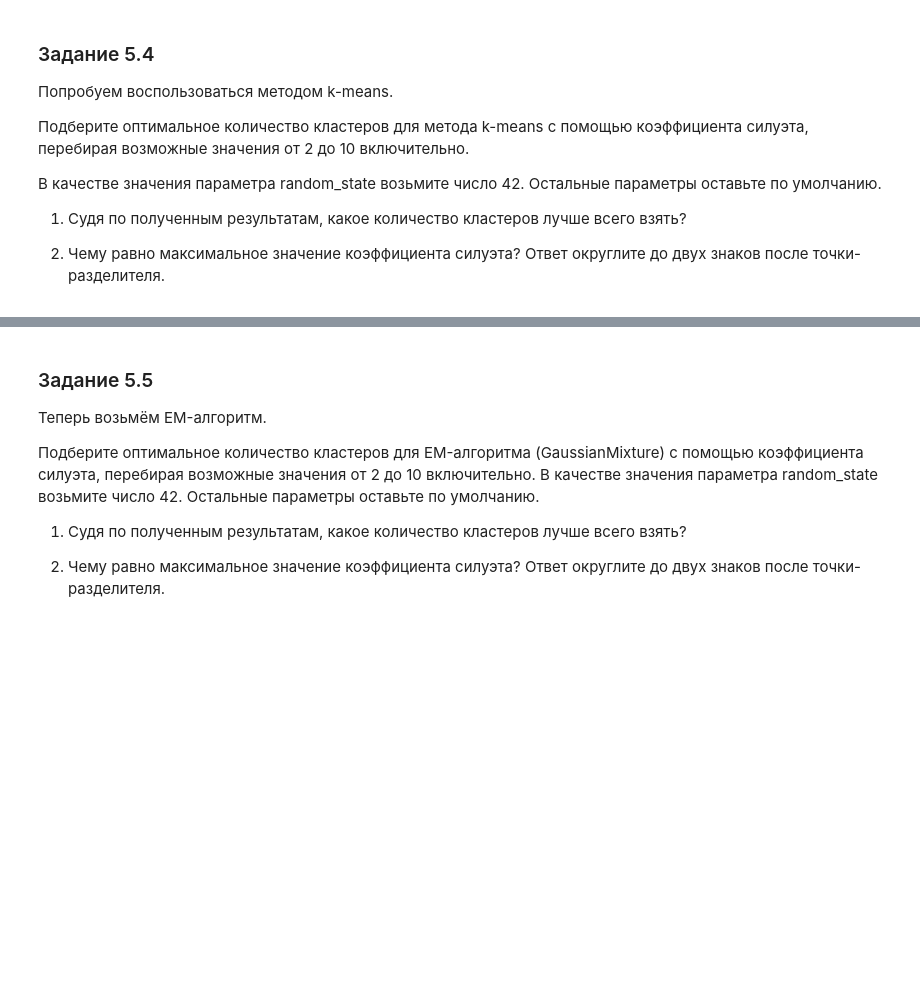
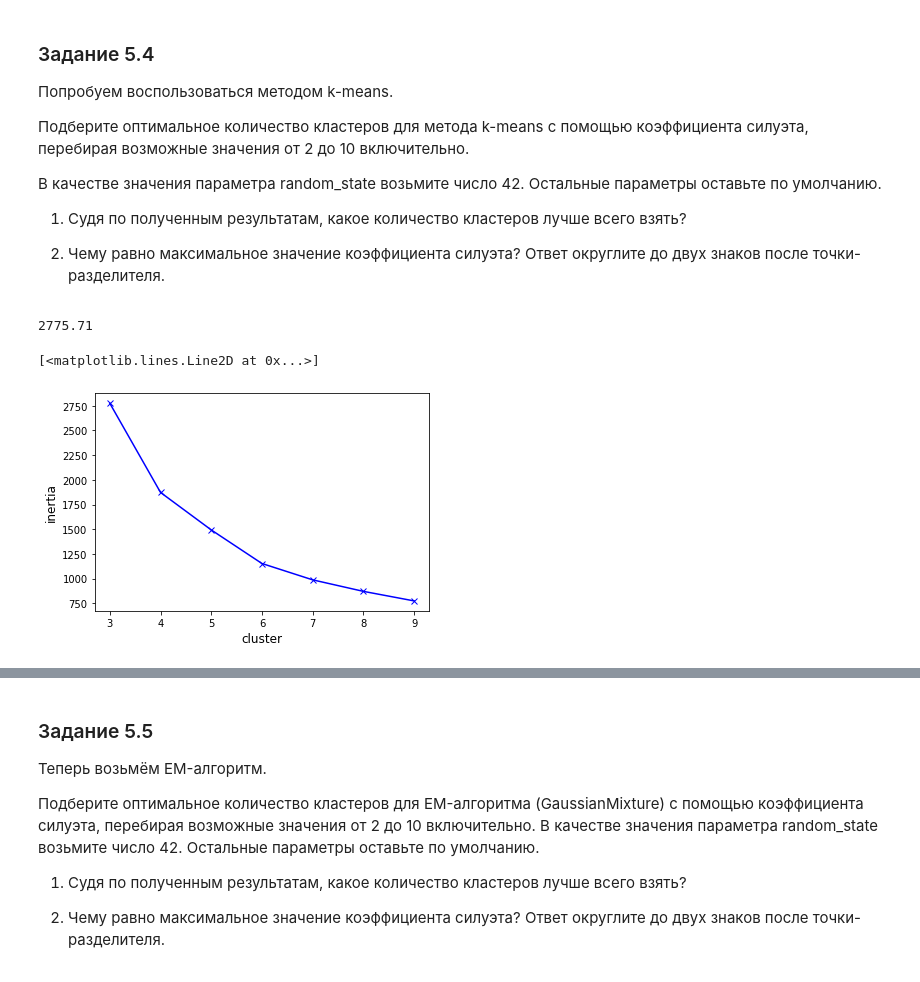
Before and after one commit to sphinxscorp/SF_data_science, a Jupyter notebook: PROJECT-6. Сегментирование клиентов онлайн-магазина подарков/Project-6. Ноутбук-шаблон.ipynb, the cells around one changed output, grey strips where cells are left out. Cells and saved outputs as stored; diff of their text form; code cells hidden in the pictures; blank space fills up the shorter version.

```diff
--- a/PROJECT-6. Сегментирование клиентов онлайн-магазина подарков/Project-6. Ноутбук-шаблон.ipynb
+++ b/PROJECT-6. Сегментирование клиентов онлайн-магазина подарков/Project-6. Ноутбук-шаблон.ipynb
@@ -914,3 +950,9 @@ $$monetary >monetary_{0.95}$$
 где $frequency_{0.95}$ и $monetary_{0.95}$ - квантили уровня 0.95 для соответствующих признаков.
 
 Данные о скольких клиентах у вас остались в RFM-таблице?
+# %%
+freq_95 = rfm_table['Frequency'].quantile(q=0.95)
+mon_95 = rfm_table['Monetary'].quantile(q=0.95)
+drop_data = rfm_table[(rfm_table['Frequency'] > freq_95) | (rfm_table['Monetary'] > mon_95)]
+rfm_table_cleaned = rfm_table.drop(drop_data.index, axis=0)
+rfm_table_cleaned
@@ -996,0 +1066,23 @@ sns.scatterplot(data=rfm_table_processed, x='axis-1', y='axis-2');
+# %%
+model = KMeans(n_clusters=3, random_state=42)
+model.fit(rfm_table_processed)
+round(model.inertia_,2)
+# %% [output]
+2775.71
+# %%
+def get_inertia(cluster_num, X):
+    k_means =  KMeans(n_clusters=cluster_num, random_state=42)
+    k_means.fit(X)
+    inertia = k_means.inertia_
+    return inertia
+
+inertia = []
+for cluster_num in range(3, 10):
+    inertia.append(get_inertia(cluster_num, rfm_table_processed))
+
+plt.xlabel("cluster", fontsize=12)
+plt.ylabel("inertia", fontsize=12)
+plt.plot([i for i in range(3, 10)], inertia, 'xb-')
+# %% [output]
+[<matplotlib.lines.Line2D at 0x...>]
+[figure, added]
```
Also changed, not shown: parts of 41 cells of this notebook, 2 other files.
